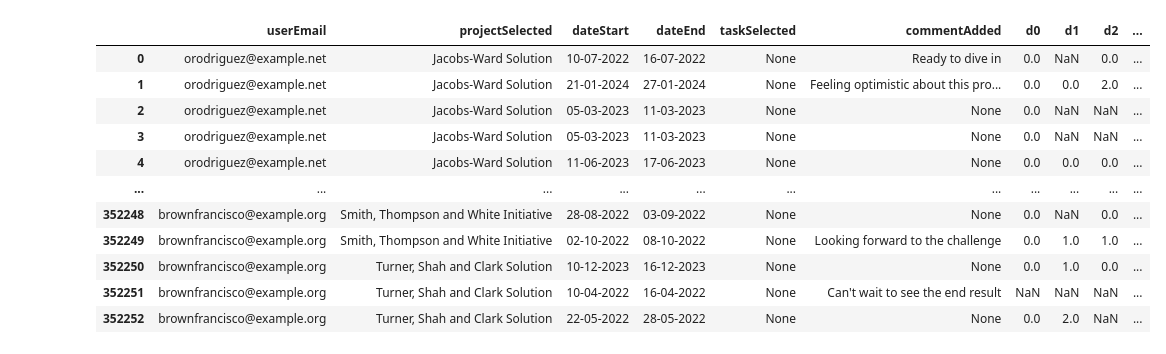
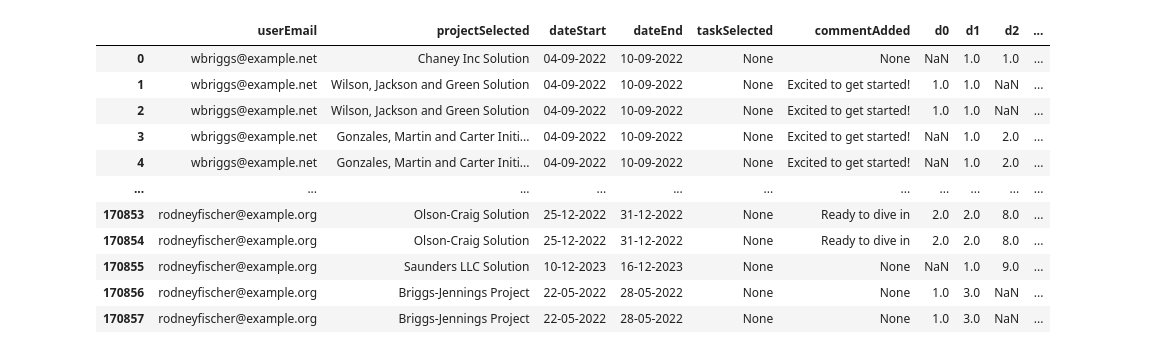
Before and after one commit to dasaniket20002/JMANFinalProject, a Jupyter notebook: misc/GenerateTables/generate_tables.ipynb, the cells around one changed output. Cells and saved outputs as stored; diff of their text form; code cells hidden in the pictures.

```diff
--- a/misc/GenerateTables/generate_tables.ipynb
+++ b/misc/GenerateTables/generate_tables.ipynb
@@ -238,9 +239,9 @@ def generate_random_sunday():
 
 def generateTimesheets():
     comments_choices = ["Excited to get started!", "Looking forward to the challenge", "Ready to dive in", "Feeling motivated", "Can't wait to see the end result", "Feeling optimistic about this project", "Hopeful for a successful outcome", "Eager to collaborate with the team"]
-    hours_choices = list(range(0, 13))
-    weekend_weights = [6, 6, 5, 4, 1, 1, 1, 1, 1, 1, 1, 1, 1]
-    normal_weights = [1, 1, 1, 1, 6, 5, 4, 1, 1, 1, 1, 1, 1]
+    hours_choices = list(range(0, 12))
+    weekend_weights = [3, 3, 2, 2, 1, 1, 1, 1, 1, 1, 1, 1]
+    normal_weights = [1, 1, 1, 1, 1, 1, 1, 5, 10, 9, 3, 1]
     activity_names_choices = ['BAU Activity', 'Sales Activity']
 
     user_emails = []
@@ -271,15 +272,31 @@ def generateTimesheets():
         # print('project_list_under_user: ', end='')
         # print(project_list_under_user)
 
-        num_timesheets_for_current_user = random.randint(1, len(project_list_under_user))
+        num_timesheets_for_current_user = random.randint(0, len(project_list_under_user))
         # print('num timesheets to generate for ' + str(user_email) + ': ' + str(num_timesheets_for_current_user))
 
-        project_names = random.sample(project_list_under_user, k=num_timesheets_for_current_user)
+        memoized_date_starts_for_project = []
 
-        for project_name in project_names:
+        for _ in range(num_timesheets_for_current_user):
 
-            num_timesheets_for_project = random.choice(hours_choices)
-            # print('num timesheets to generate for ' + str(user_email) + ' | ' + str(project_name) + ': ' + str(num_timesheets_for_project))
+            random_sunday = generate_random_sunday()
+            # print('finding date...')
+            while random_sunday['formated'] in memoized_date_starts_for_project: # [date_starts[i] for i, project_item in enumerate([projects_selected[i] for i, email_item in enumerate(user_emails) if email_item == user_email]) if project_item == project_name]:
+                random_sunday = generate_random_sunday()
+            # print('found date: ' + str(random_sunday['formated']))
+
+            date_start = random_sunday['formated']
+            date_end = (random_sunday['original'] + timedelta(days=6)).strftime('%d-%m-%Y')
+
+            memoized_date_starts_for_project.append(date_start)
+
+            num_timesheets_for_random_day = random.randint(0, 4) # user can do atleast 4 projects in a day
+            if num_timesheets_for_random_day > len(project_list_under_user):
+                num_timesheets_for_random_day = random.randint(0, len(project_list_under_user))
+
+            project_names = random.sample(project_list_under_user, k=num_timesheets_for_random_day)
+
+            # print('num timesheets to generate for ' + str(user_email) + ' | ' + str(project_name) + ': ' + str(num_timesheets_for_random_day))
 
             d0_num_hours_to_work = np.random.choice(hours_choices, p=np.array(weekend_weights)/sum(weekend_weights))
             d1_num_hours_to_work = np.random.choice(hours_choices, p=np.array(normal_weights)/sum(normal_weights))
@@ -289,33 +306,20 @@ def generateTimesheets():
             d5_num_hours_to_work = np.random.choice(hours_choices, p=np.array(normal_weights)/sum(normal_weights))
             d6_num_hours_to_work = np.random.choice(hours_choices, p=np.array(weekend_weights)/sum(weekend_weights))
 
-            memoized_date_starts_for_project = []
-
-            for _ in range(num_timesheets_for_project):
-
-                random_sunday = generate_random_sunday()
-                # print('finding date...')
-                while random_sunday['formated'] in memoized_date_starts_for_project: # [date_starts[i] for i, project_item in enumerate([projects_selected[i] for i, email_item in enumerate(user_emails) if email_item == user_email]) if project_item == project_name]:
-                    random_sunday = generate_random_sunday()
-                # print('found date: ' + str(random_sunday['formated']))
-
-                date_start = random_sunday['formated']
-                date_end = (random_sunday['original'] + timedelta(days=6)).strftime('%d-%m-%Y')
-
-                memoized_date_starts_for_project.append(date_start)
+            for project_name in project_names:
 
                 task_selected = None
                 comment_added = random.choice(comments_choices) if random.random() > 0.5 else None
 
-                d0 = random.randint(0, round(d0_num_hours_to_work / num_timesheets_for_project)) if random.random() > 0.3 else None
-                d1 = random.randint(0, round(d1_num_hours_to_work / num_timesheets_for_project)) if random.random() > 0.3 else None
-                d2 = random.randint(0, round(d2_num_hours_to_work / num_timesheets_for_project)) if random.random() > 0.3 else None
-                d3 = random.randint(0, round(d3_num_hours_to_work / num_timesheets_for_project)) if random.random() > 0.3 else None
-                d4 = random.randint(0, round(d4_num_hours_to_work / num_timesheets_for_project)) if random.random() > 0.3 else None
-                d5 = random.randint(0, round(d5_num_hours_to_work / num_timesheets_for_project)) if random.random() > 0.3 else None
-                d6 = random.randint(0, round(d6_num_hours_to_work / num_timesheets_for_project)) if random.random() > 0.3 else None
+                d0 = (1 if math.ceil(d0_num_hours_to_work / num_timesheets_for_random_day) <= 1 else random.randint(1, math.ceil(d0_num_hours_to_work / num_timesheets_for_random_day))) if random.random() > 0.3 else None
+                d1 = (1 if math.ceil(d1_num_hours_to_work / num_timesheets_for_random_day) <= 1 else random.randint(1, math.ceil(d1_num_hours_to_work / num_timesheets_for_random_day))) if random.random() > 0.3 else None
+                d2 = (1 if math.ceil(d2_num_hours_to_work / num_timesheets_for_random_day) <= 1 else random.randint(1, math.ceil(d2_num_hours_to_work / num_timesheets_for_random_day))) if random.random() > 0.3 else None
+                d3 = (1 if math.ceil(d3_num_hours_to_work / num_timesheets_for_random_day) <= 1 else random.randint(1, math.ceil(d3_num_hours_to_work / num_timesheets_for_random_day))) if random.random() > 0.3 else None
+                d4 = (1 if math.ceil(d4_num_hours_to_work / num_timesheets_for_random_day) <= 1 else random.randint(1, math.ceil(d4_num_hours_to_work / num_timesheets_for_random_day))) if random.random() > 0.3 else None
+                d5 = (1 if math.ceil(d5_num_hours_to_work / num_timesheets_for_random_day) <= 1 else random.randint(1, math.ceil(d5_num_hours_to_work / num_timesheets_for_random_day))) if random.random() > 0.3 else None
+                d6 = (1 if math.ceil(d6_num_hours_to_work / num_timesheets_for_random_day) <= 1 else random.randint(1, math.ceil(d6_num_hours_to_work / num_timesheets_for_random_day))) if random.random() > 0.3 else None
 
-                for activity_name in random.sample(activity_names_choices, k=random.randint(0, len(activity_names_choices))):
+                for activity_name in random.sample(activity_names_choices, k=random.randint(1, len(activity_names_choices))):
                     # print('activity for ' + str(user_email) + ' | ' + str(project_name) + ' | ' + str(date_start) + ': ' + str(activity_name))
 
                     user_emails.append(user_email)
@@ -334,7 +338,7 @@ def generateTimesheets():
                     activity_names.append(activity_name)
 
                     num_timesheets += 1
-        print(f'Added timesheets for: {user_email:30s}  | current_num_user: {current_num_user:4d} | total_users: {num_users:4d} | timesheet_count: {num_timesheets:8d} | elapsed_time: {(time.time() - start_time) * 1000:.0f} ms')
+        print(f'Added timesheets for: {user_email:30s}  | current_num_user: {current_num_user:4d} | total_users: {num_users:4d} | timesheet_count: {num_timesheets:8d} | ETA: {((num_users - current_num_user) * (time.time() - start_time)) / 60:4.0f} min | elapsed_time: {(time.time() - start_time) * 1000:4.0f} ms')
 
     data = {
         'userEmail': user_emails,
@@ -378,12 +382,12 @@ Added timesheets for: eric46@example.org              | current_num_user: 29
 |  | userEmail | projectSelected | dateStart | dateEnd | taskSelected | commentAdded | d0 | d1 | d2 | ... |
-| 0 | orodriguez@example.net | Jacobs-Ward Solution | 10-07-2022 | 16-07-2022 | None | Ready to dive in | 0.0 | NaN | 0.0 | ... |
-| 1 | orodriguez@example.net | Jacobs-Ward Solution | 21-01-2024 | 27-01-2024 | None | Feeling optimistic about this pro... | 0.0 | 0.0 | 2.0 | ... |
-| 2 | orodriguez@example.net | Jacobs-Ward Solution | 05-03-2023 | 11-03-2023 | None | None | 0.0 | NaN | NaN | ... |
-| 3 | orodriguez@example.net | Jacobs-Ward Solution | 05-03-2023 | 11-03-2023 | None | None | 0.0 | NaN | NaN | ... |
-| 4 | orodriguez@example.net | Jacobs-Ward Solution | 11-06-2023 | 17-06-2023 | None | None | 0.0 | 0.0 | 0.0 | ... |
+| 0 | wbriggs@example.net | Chaney Inc Solution | 04-09-2022 | 10-09-2022 | None | None | NaN | 1.0 | 1.0 | ... |
+| 1 | wbriggs@example.net | Wilson, Jackson and Green Solution | 04-09-2022 | 10-09-2022 | None | Excited to get started! | 1.0 | 1.0 | NaN | ... |
+| 2 | wbriggs@example.net | Wilson, Jackson and Green Solution | 04-09-2022 | 10-09-2022 | None | Excited to get started! | 1.0 | 1.0 | NaN | ... |
+| 3 | wbriggs@example.net | Gonzales, Martin and Carter Initi... | 04-09-2022 | 10-09-2022 | None | Excited to get started! | NaN | 1.0 | 2.0 | ... |
+| 4 | wbriggs@example.net | Gonzales, Martin and Carter Initi... | 04-09-2022 | 10-09-2022 | None | Excited to get started! | NaN | 1.0 | 2.0 | ... |
 | ... | ... | ... | ... | ... | ... | ... | ... | ... | ... | ... |
-| 352248 | brownfrancisco@example.org | Smith, Thompson and White Initiative | 28-08-2022 | 03-09-2022 | None | None | 0.0 | NaN | 0.0 | ... |
-| 352249 | brownfrancisco@example.org | Smith, Thompson and White Initiative | 02-10-2022 | 08-10-2022 | None | Looking forward to the challenge | 0.0 | 1.0 | 1.0 | ... |
-| 352250 | brownfrancisco@example.org | Turner, Shah and Clark Solution | 10-12-2023 | 16-12-2023 | None | None | 0.0 | 1.0 | 0.0 | ... |
-| 352251 | brownfrancisco@example.org | Turner, Shah and Clark Solution | 10-04-2022 | 16-04-2022 | None | Can't wait to see the end result | NaN | NaN | NaN | ... |
-| 352252 | brownfrancisco@example.org | Turner, Shah and Clark Solution | 22-05-2022 | 28-05-2022 | None | None | 0.0 | 2.0 | NaN | ... |
+| 170853 | rodneyfischer@example.org | Olson-Craig Solution | 25-12-2022 | 31-12-2022 | None | Ready to dive in | 2.0 | 2.0 | 8.0 | ... |
+| 170854 | rodneyfischer@example.org | Olson-Craig Solution | 25-12-2022 | 31-12-2022 | None | Ready to dive in | 2.0 | 2.0 | 8.0 | ... |
+| 170855 | rodneyfischer@example.org | Saunders LLC Solution | 10-12-2023 | 16-12-2023 | None | None | NaN | 1.0 | 9.0 | ... |
+| 170856 | rodneyfischer@example.org | Briggs-Jennings Project | 22-05-2022 | 28-05-2022 | None | None | 1.0 | 3.0 | NaN | ... |
+| 170857 | rodneyfischer@example.org | Briggs-Jennings Project | 22-05-2022 | 28-05-2022 | None | None | 1.0 | 3.0 | NaN | ... |
```
Also changed, not shown: parts of 8 cells of this notebook, 8 other files.
